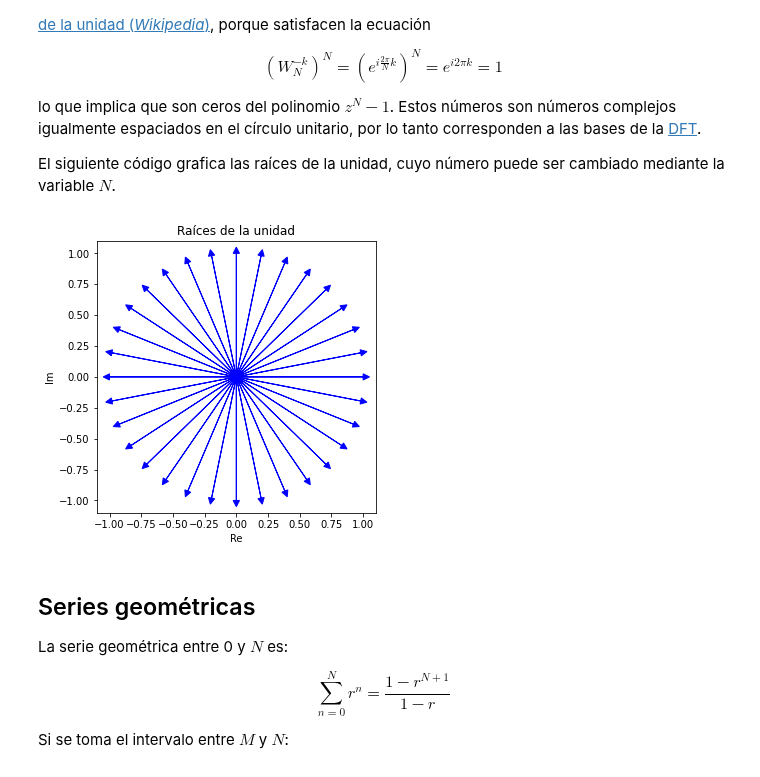
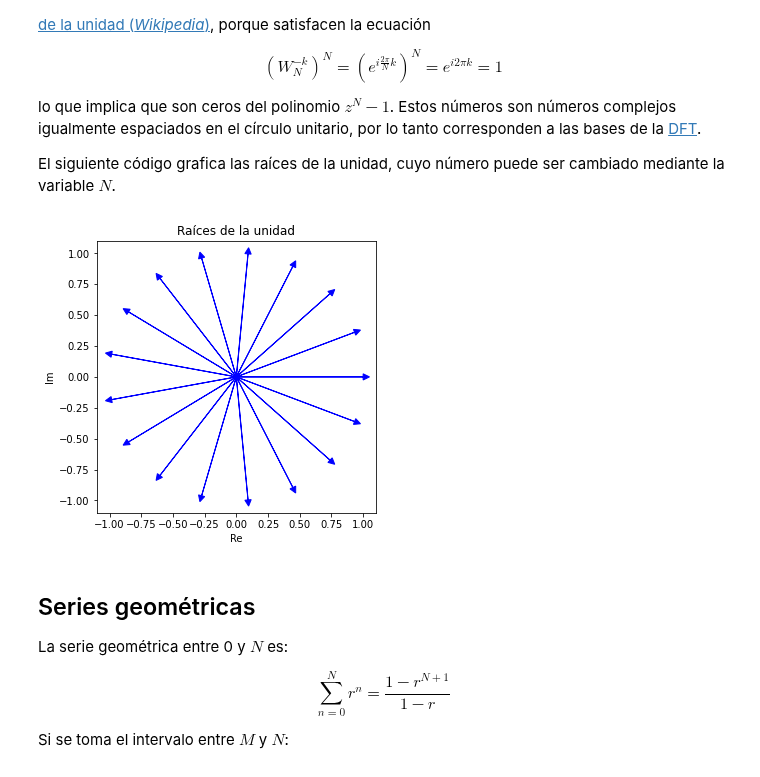
Before and after one commit to rodrigocadiz/senales_y_sistemas, a Jupyter notebook: A1-Fundamentos_matematicos.ipynb, the cells around one changed output. Drawn from its saved outputs; the diff is of its cells as text; code cells hidden in the pictures.

```diff
--- a/A1-Fundamentos_matematicos.ipynb
+++ b/A1-Fundamentos_matematicos.ipynb
@@ -63,25 +63,25 @@ El siguiente código grafica las raíces de la unidad, cuyo número puede ser ca
 # %%
 import numpy as np
 import matplotlib.pyplot as plt
 
-N = 32
+N = 17
 
 roots = np.roots( [1,] + [0,]*(N-1) + [-1,] )
 
 plt.figure(figsize=(5,5))
 ax = plt.axes()
 
 for root in roots:
     ax.arrow(0,0,root.real,root.imag,head_width=0.05, head_length=0.05, fc='b', ec='b')
 
 plt.xlim(-1.1,1.1)
 plt.ylim(-1.1,1.1)
 plt.xlabel('Re')
 plt.ylabel('Im')
 plt.title("Raíces de la unidad")
 plt.show()
 # %% [output]
-[figure, old version]
+[figure, new version]
 # %% [markdown]
 <a name="serie_geometrica"></a>
 ## Series geométricas
```
Also changed, not shown: 11 other files.
